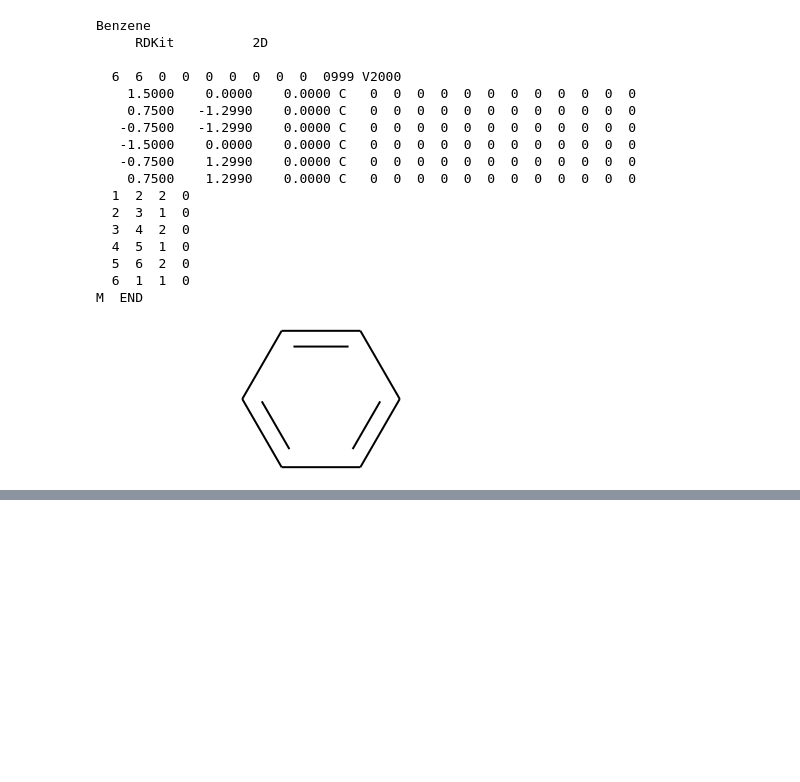
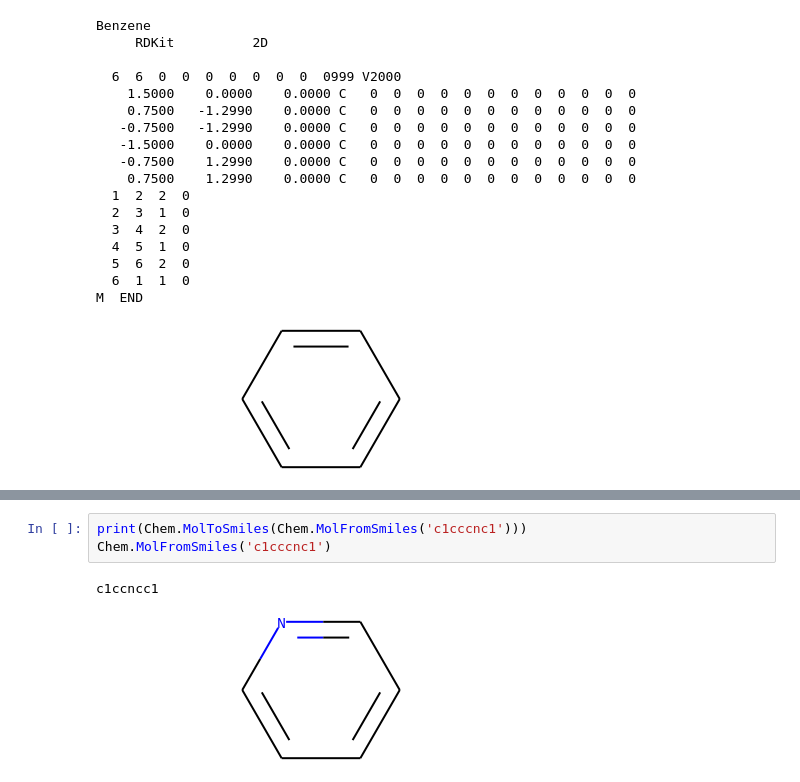
Before and after one commit to youngmook/cheminfo-python, a Jupyter notebook: cheminfo_in_python.ipynb, the cells around one changed output, grey strips where cells are left out. Cells and saved outputs as stored; diff of their text form; blank space fills up the shorter version.

```diff
--- a/cheminfo_in_python.ipynb
+++ b/cheminfo_in_python.ipynb
@@ -231,0 +342,6 @@ M  END
+# %%
+print(Chem.MolToSmiles(Chem.MolFromSmiles('c1cccnc1')))
+Chem.MolFromSmiles('c1cccnc1')
+# %% [output]
+c1ccncc1
+[figure, added]
```
Also changed, not shown: parts of 21 cells of this notebook.
